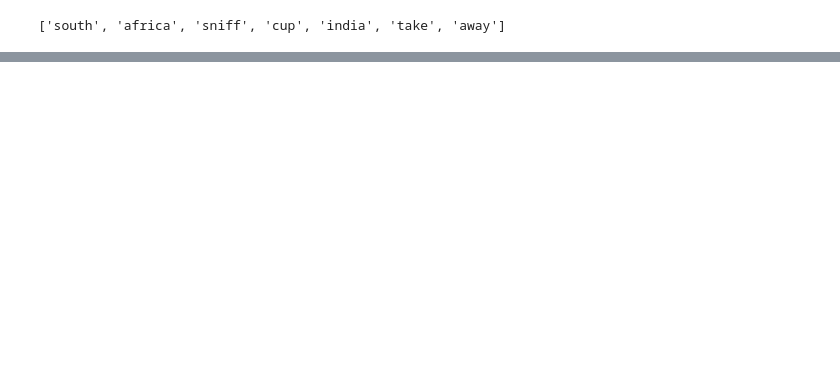
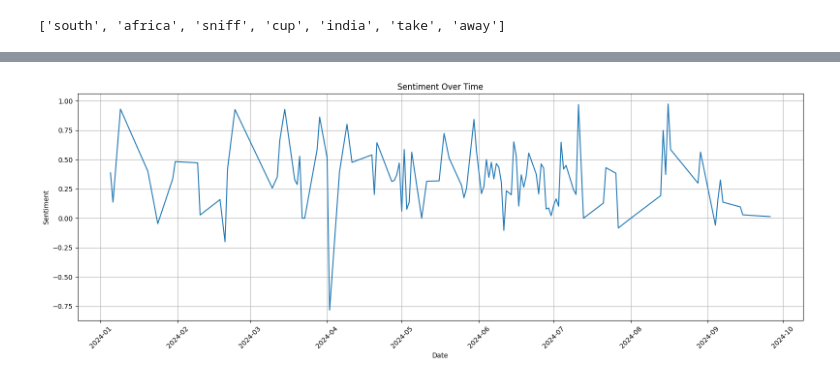
Before and after one commit to thw96/Group10_SocialMediaAssigment2, a Jupyter notebook: Scripts/Data-Extraction/T20_reddit_exploratory_analysis_preprocessing.ipynb, the cells around one changed output, grey strips where cells are left out. Drawn from its saved outputs; the diff is of its cells as text; code cells hidden in the pictures; blank space fills up the shorter version.

```diff
--- a/Scripts/Data-Extraction/T20_reddit_exploratory_analysis_preprocessing.ipynb
+++ b/Scripts/Data-Extraction/T20_reddit_exploratory_analysis_preprocessing.ipynb
@@ -1223,0 +1243,6 @@ reddit_t20_df.head()
+# %%
+# sentiment for England
+
+topic_sentiments(england_keywords,start_date,end_date)
+# %% [output]
+[figure, added]
```
Also changed, not shown: parts of 122 cells of this notebook.
